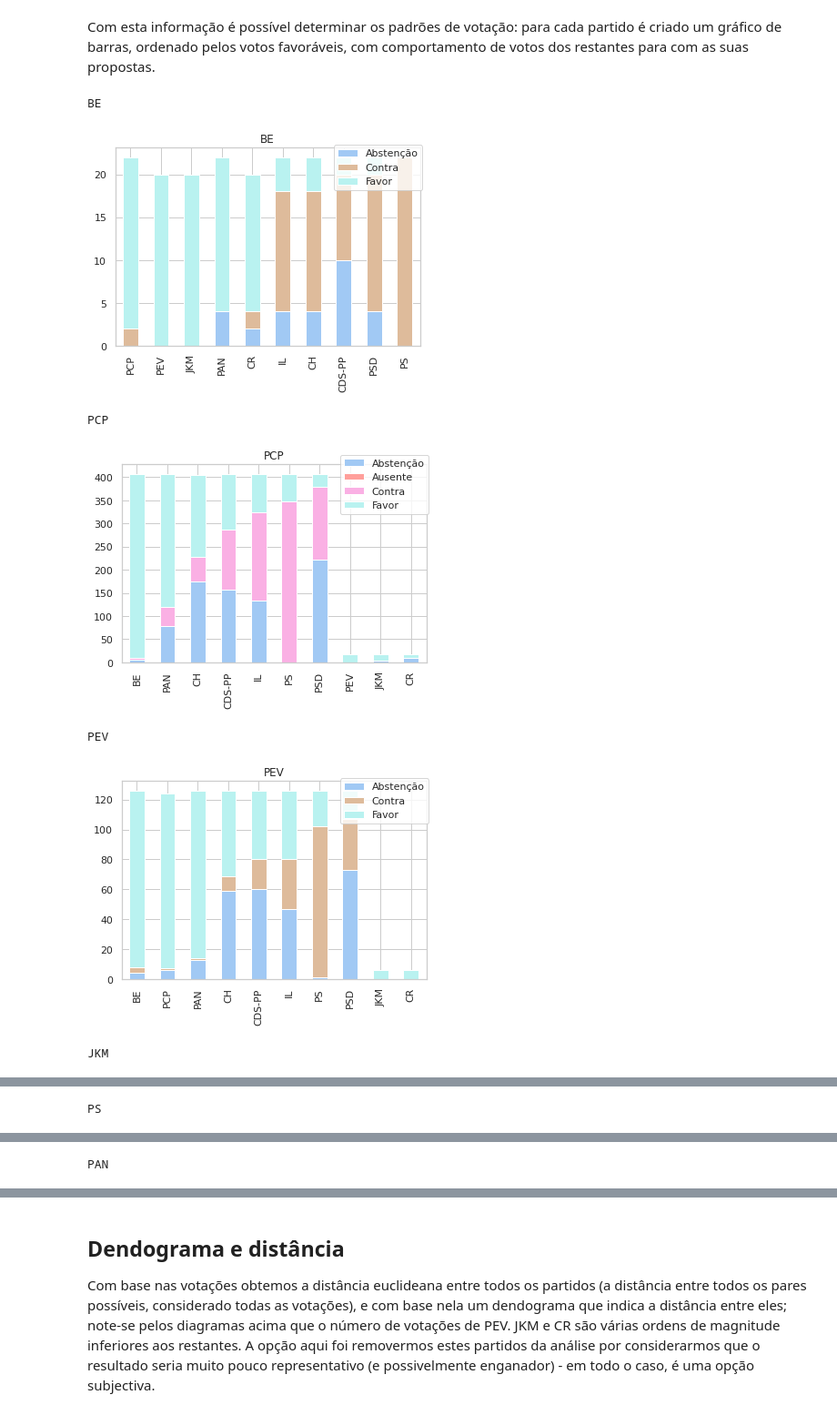
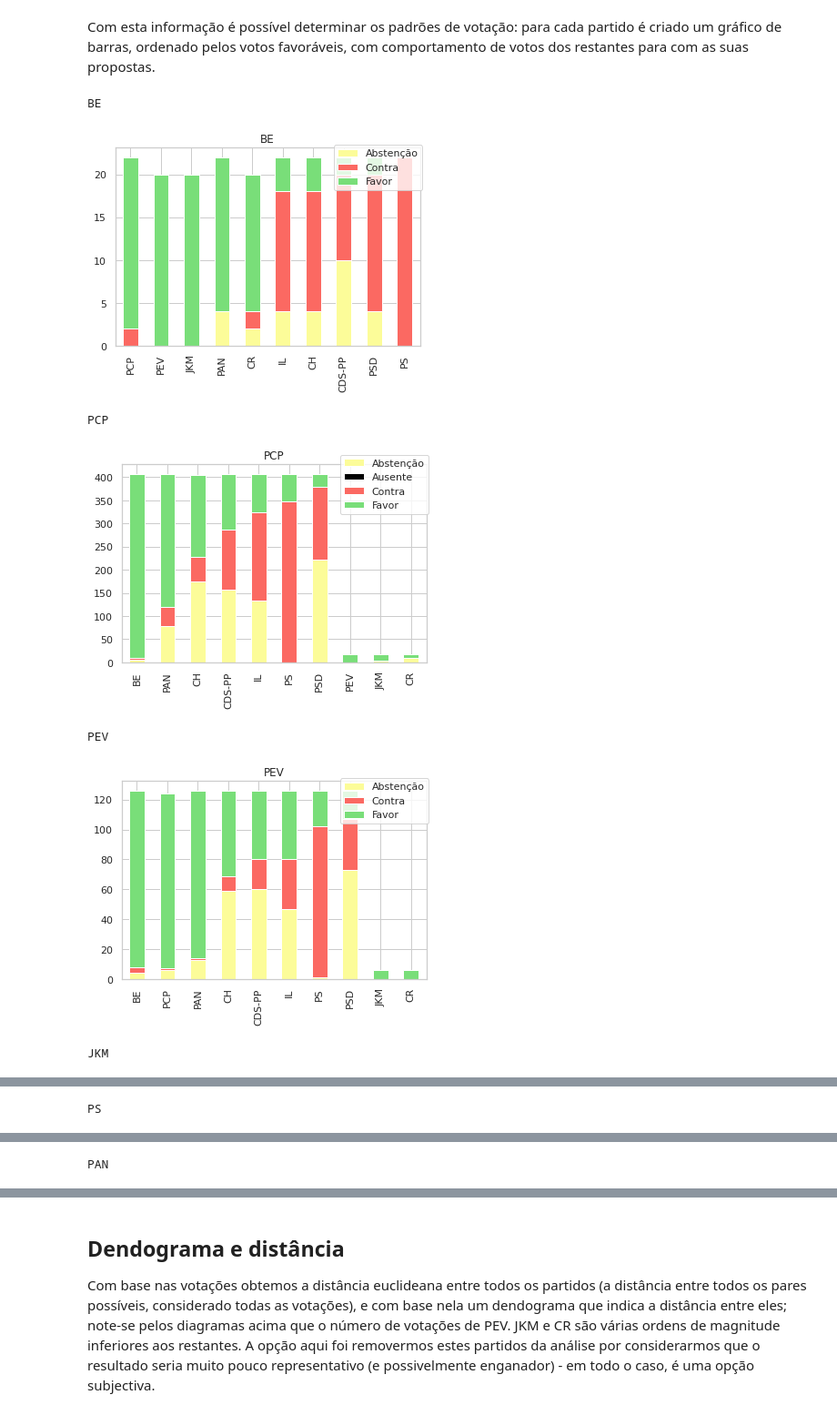
Before and after one commit to fsmunoz/pt-act-parlamentar, a Jupyter notebook: OE2021.ipynb, the cells around one changed output, grey strips where cells are left out. Shown at 91% size. Drawn from its saved outputs; the diff is of its cells as text; code cells hidden in the pictures.

Commit message:
Make bar plots use the same colour for the bars

```diff
--- a/OE2021.ipynb
+++ b/OE2021.ipynb
@@ -461,32 +461,34 @@ Com esta informação é possível determinar os padrões de votação: para cad
 # %%
 from IPython.display import display
 from matplotlib.colors import ListedColormap
 import matplotlib.pyplot as plt
 import matplotlib as mpl
 import seaborn as sns
-
+from matplotlib import cm
 ndf = pd.DataFrame()
 #submissions_ini_nu = submissions_ini.loc[submissions_ini['unanime'] != "unanime"]
 gpsubs = submissions_ini
 cmap=ListedColormap(sns.color_palette("pastel").as_hex())
+colors=["#FCFC99",  "black","#FB6962","#79DE79", ]
+cmap = ListedColormap(colors)
+for party in parties:
 
-for party in parties:
     print(party)
     sns.set_style("whitegrid")
     subp = gpsubs[gpsubs['GP'] == party]
     sp = subp[parties].apply(pd.Series.value_counts).fillna(0).drop([party],axis=1)
     sp = sp.sort_values(by=['Favor','Abstenção','Contra'], ascending=False, axis=1)
     d = sp.T
     f = plt.figure()
     plt.title(party)
-    d.plot(kind='bar', ax=f.gca(), stacked=True, title=party, colormap=cmap)
-    plt.legend(loc='center left', bbox_to_anchor=(0.7, 0.9))
+    d.plot(kind='bar', ax=f.gca(), stacked=True, title=party, colormap=cmap,)
+    plt.legend(loc='center left',  bbox_to_anchor=(0.7, 0.9),)
     plt.show()
 # %% [output]
 BE
-[figure, old version]
+[figure, new version]
 PCP
-[figure, old version]
+[figure, new version]
 PEV
-[figure, old version]
+[figure, new version]
 JKM
```
Also changed, not shown: parts of 3 cells of this notebook.
